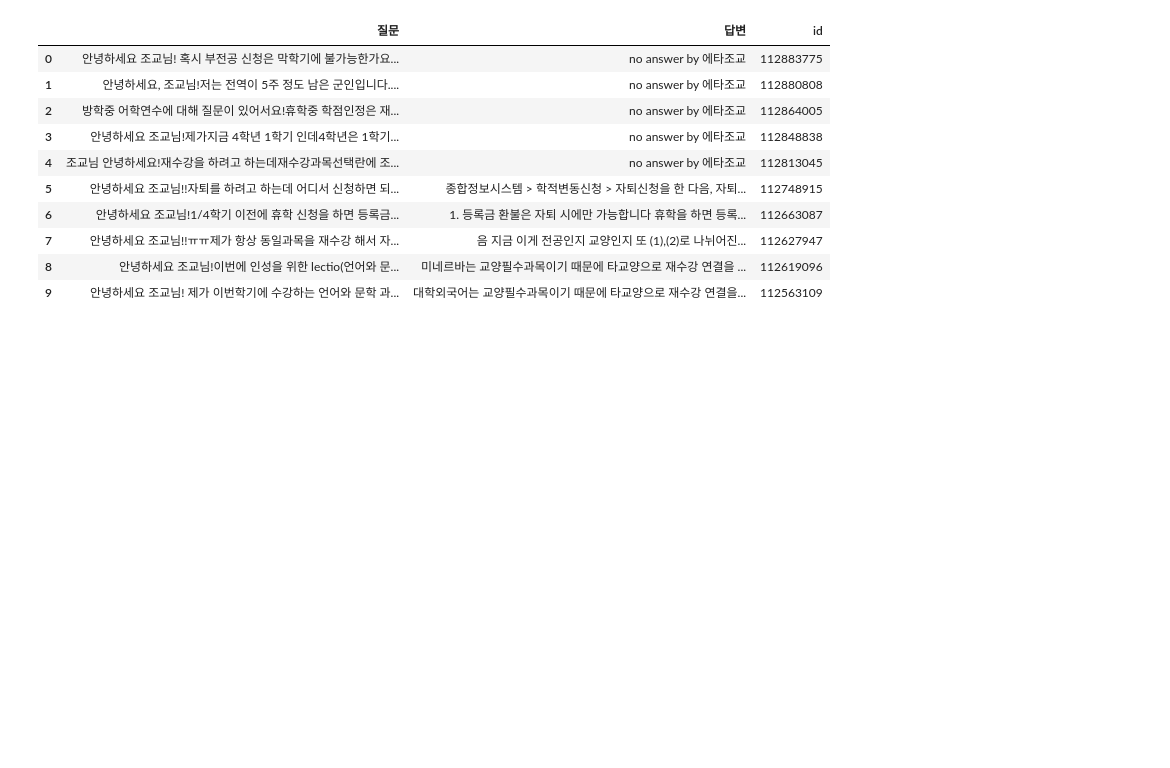
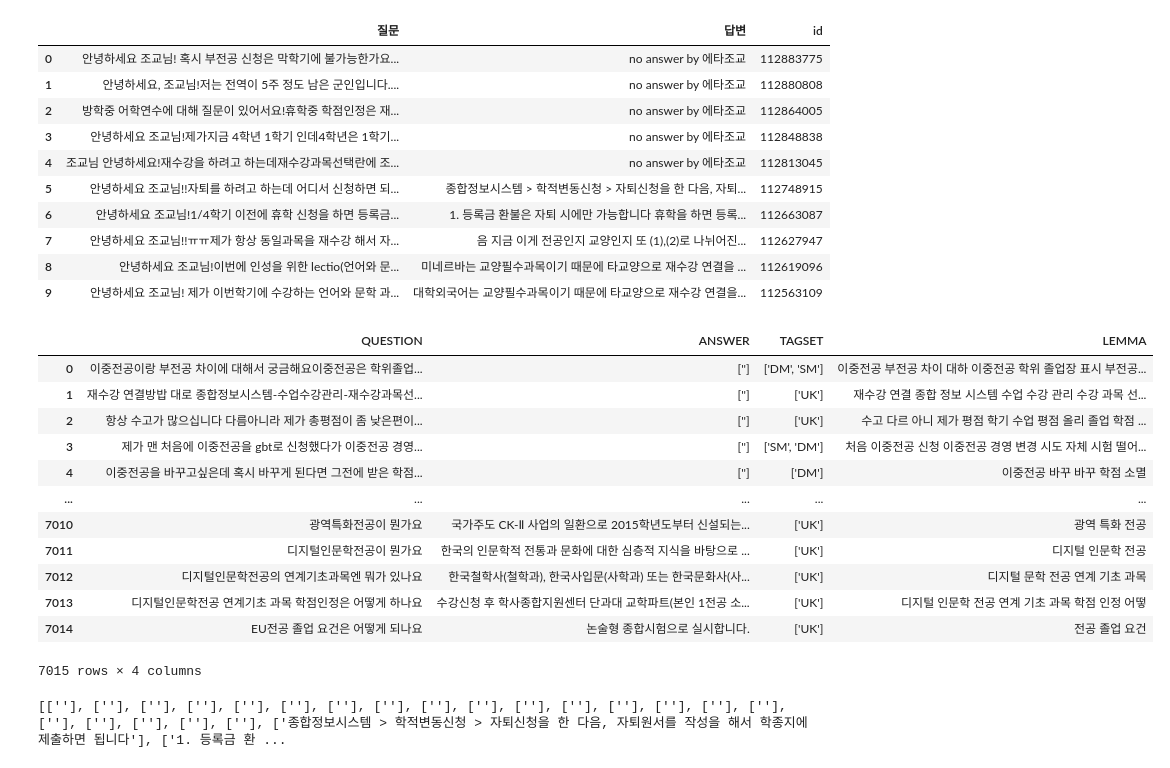
Before and after one commit to skyjw1211/howls_nlp, a Jupyter notebook: Chatbot/소스코드/answer_extraction.ipynb, the cells around one changed output. Saved outputs shown, nothing was run; the diff lists cells and outputs as text; code cells hidden in the pictures; blank space fills up the shorter version.

```diff
--- a/Chatbot/소스코드/answer_extraction.ipynb
+++ b/Chatbot/소스코드/answer_extraction.ipynb
@@ -114,3 +114,30 @@ data[:10]
 | 9 | 안녕하세요 조교님! 제가 이번학기에 수강하는 언어와 문학 과... | 대학외국어는 교양필수과목이기 때문에 타교양으로 재수강 연결을... | 112563109 |
 # %%
 data.to_csv("../자료/에타조교_정답추출.csv", mode='w',index=False, encoding='utf-8')
+# %%
+QA_df = pd.read_csv(r"E:\Programming\python\NLP\howls_nlp\Chatbot\자료\results\Q&A.csv", encoding='ANSI')
+QA_df = QA_df.fillna("['']")
+QA_df
+# %% [output]
+|  | QUESTION | ANSWER | TAGSET | LEMMA |
+| 0 | 이중전공이랑 부전공 차이에 대해서 궁금해요이중전공은 학위졸업... | [''] | ['DM', 'SM'] | 이중전공 부전공 차이 대하 이중전공 학위 졸업장 표시 부전공... |
+| 1 | 재수강 연결방밥 대로 종합정보시스템-수업수강관리-재수강과목선... | [''] | ['UK'] | 재수강 연결 종합 정보 시스템 수업 수강 관리 수강 과목 선... |
+| 2 | 항상 수고가 많으십니다 다름아니라 제가 총평점이 좀 낮은편이... | [''] | ['UK'] | 수고 다르 아니 제가 평점 학기 수업 평점 올리 졸업 학점 ... |
+| 3 | 제가 맨 처음에 이중전공을 gbt로 신청했다가 이중전공 경영... | [''] | ['SM', 'DM'] | 처음 이중전공 신청 이중전공 경영 변경 시도 자체 시험 떨어... |
+| 4 | 이중전공을 바꾸고싶은데 혹시 바꾸게 된다면 그전에 받은 학점... | [''] | ['DM'] | 이중전공 바꾸 바꾸 학점 소멸 |
+| ... | ... | ... | ... | ... |
+| 7010 | 광역특화전공이 뭔가요 | 국가주도 CK-Ⅱ 사업의 일환으로 2015학년도부터 신설되는... | ['UK'] | 광역 특화 전공 |
+| 7011 | 디지털인문학전공이 뭔가요 | 한국의 인문학적 전통과 문화에 대한 심층적 지식을 바탕으로 ... | ['UK'] | 디지털 인문학 전공 |
+| 7012 | 디지털인문학전공의 연계기초과목엔 뭐가 있나요 | 한국철학사(철학과), 한국사입문(사학과) 또는 한국문화사(사... | ['UK'] | 디지털 문학 전공 연계 기초 과목 |
+| 7013 | 디지털인문학전공 연계기초 과목 학점인정은 어떻게 하나요 | 수강신청 후 학사종합지원센터 단과대 교학파트(본인 1전공 소... | ['UK'] | 디지털 인문학 전공 연계 기초 과목 학점 인정 어떻 |
+| 7014 | EU전공 졸업 요건은 어떻게 되나요 | 논술형 종합시험으로 실시합니다. | ['UK'] | 전공 졸업 요건 |
+7015 rows × 4 columns
+# %%
+qa_content = QA_df['QUESTION'].tolist()
+qa_comments = QA_df['ANSWER'].tolist()
+
+qa_comments_ls = string_to_list(qa_comments)
+
+print(qa_comments_ls[3000:3100])
+# %% [output]
+[[''], [''], [''], [''], [''], [''], [''], [''], [''], [''], [''], [''], [''], [''], [''], [''], [''], [''], [''], [''], [''], ['종합정보시스템 > 학적변동신청 > 자퇴신청을 한 다음, 자퇴원서를 작성을 해서 학종지에 제출하면 됩니다'], ['1. 등록금 환 ...
```
Also changed, not shown: parts of 1 cell of this notebook.
